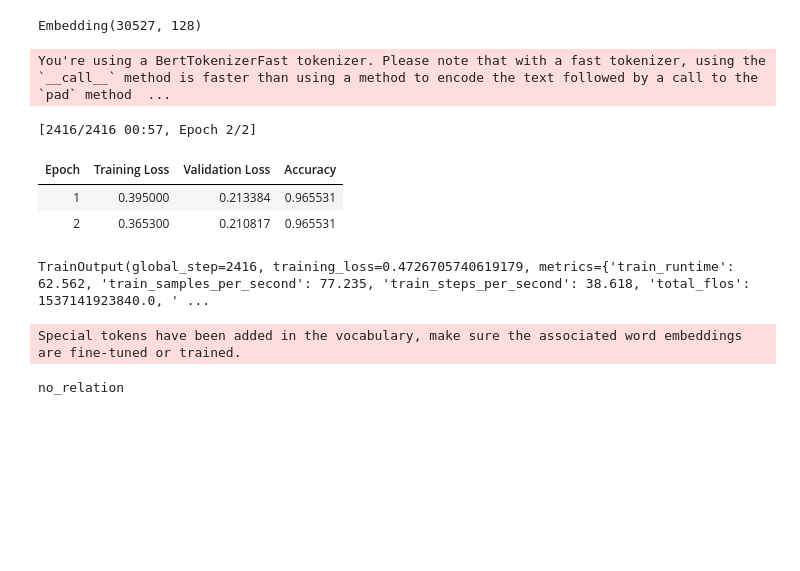
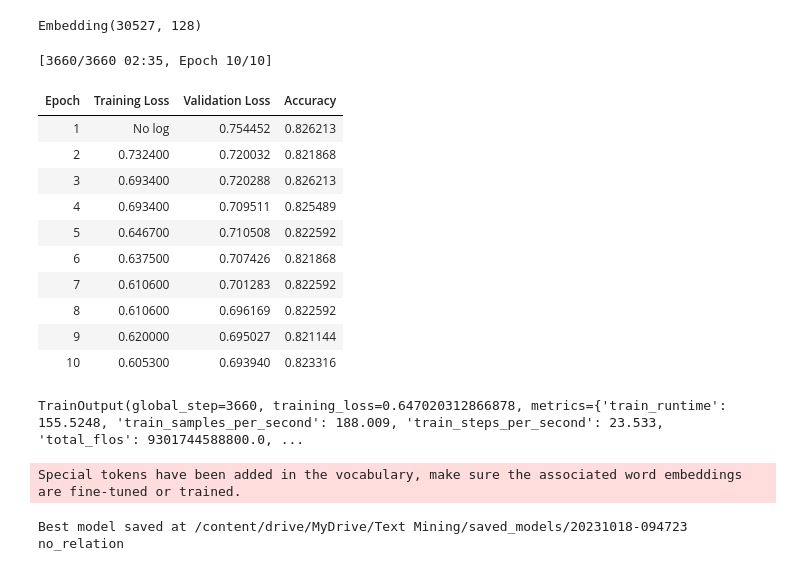
Before and after one commit to IvanDePivan/2AMM30-groep-2, a Jupyter notebook: Model_RE.ipynb, the cells around one changed output. Cells and saved outputs as stored; diff of their text form; code cells hidden in the pictures; blank space fills up the shorter version.

```diff
--- a/Model_RE.ipynb
+++ b/Model_RE.ipynb
@@ -301,6 +352,7 @@ batch_size = 2  # You can adjust this as needed
 
 # Create custom datasets
 train_dataset = CustomDataset(X_train, y_train, tokenizer, max_seq_length)
+val_dataset = CustomDataset(X_val, y_val, tokenizer, max_seq_length)
 test_dataset = CustomDataset(X_test, y_test, tokenizer, max_seq_length)
 
 # # Create data loaders
@@ -336,49 +388,74 @@ Embedding(30527, 128)
 # %%
 training_args = TrainingArguments(
     output_dir="my_awesome_model",
     learning_rate=2e-5,
-    per_device_train_batch_size=2,
-    per_device_eval_batch_size=2,
-    num_train_epochs=2,
+    per_device_train_batch_size=8,
+    per_device_eval_batch_size=8,
+    num_train_epochs=10,
     weight_decay=0.01,
     evaluation_strategy="epoch",
     save_strategy="epoch",
     load_best_model_at_end=True,
     push_to_hub=False,
 )
 
 trainer = Trainer(
     model=model,
     args=training_args,
     train_dataset=train_dataset,
-    eval_dataset=test_dataset,
+    eval_dataset=val_dataset,
     tokenizer=tokenizer,
     data_collator=data_collator,
     compute_metrics=compute_metrics,
 )
 
 trainer.train()
 # %% [output]
-You're using a BertTokenizerFast tokenizer. Please note that with a fast tokenizer, using the `__call__` method is faster than using a method to encode the text followed by a call to the `pad` method  ...
+[3660/3660 02:35, Epoch 10/10]
+| Epoch | Training Loss | Validation Loss | Accuracy |
+| 1 | No log | 0.754452 | 0.826213 |
+| 2 | 0.732400 | 0.720032 | 0.821868 |
+| 3 | 0.693400 | 0.720288 | 0.826213 |
+| 4 | 0.693400 | 0.709511 | 0.825489 |
+| 5 | 0.646700 | 0.710508 | 0.822592 |
+| 6 | 0.637500 | 0.707426 | 0.821868 |
+| 7 | 0.610600 | 0.701283 | 0.822592 |
+| 8 | 0.610600 | 0.696169 | 0.822592 |
+| 9 | 0.620000 | 0.695027 | 0.821144 |
+| 10 | 0.605300 | 0.693940 | 0.823316 |
-[2416/2416 00:57, Epoch 2/2]
+TrainOutput(global_step=3660, training_loss=0.647020312866878, metrics={'train_runtime': 155.5248, 'train_samples_per_second': 188.009, 'train_steps_per_second': 23.533, 'total_flos': 9301744588800.0, ...
-| Epoch | Training Loss | Validation Loss | Accuracy |
-| 1 | 0.395000 | 0.213384 | 0.965531 |
-| 2 | 0.365300 | 0.210817 | 0.965531 |
-TrainOutput(global_step=2416, training_loss=0.4726705740619179, metrics={'train_runtime': 62.562, 'train_samples_per_second': 77.235, 'train_steps_per_second': 38.618, 'total_flos': 1537141923840.0, ' ...
 # %%
+from transformers import AutoConfig
+import datetime
+
+device = torch.device("cuda" if torch.cuda.is_available() else "cpu")
+timestamp = datetime.datetime.now().strftime("%Y%m%d-%H%M%S")
+
+# Define filepath to save best model
+if email == 'tamaraexterkate93@gmail.com':
+  filepath = f"/content/drive/MyDrive/TUe/TM/saved_models/{timestamp}"
+elif email == 'n.v.diermen@student.tue.nl':
+  filepath = f"/content/drive/MyDrive/Text Mining/saved_models/{timestamp}"
+
 text = "[WINR] Barack Hussein Obama [WINR] II (born August 4, 1961) is an [NTLY] American [NTLY] politician who served as the 44th president of the United States from 2009 to 2017"
 
-tokenizer = AutoTokenizer.from_pretrained("my_awesome_model/checkpoint-1208")
-inputs = tokenizer(text, return_tensors="pt")
+best_model_path = trainer.state.best_model_checkpoint
+best_tokenizer = AutoTokenizer.from_pretrained(best_model_path)
+best_config = AutoConfig.from_pretrained(best_model_path)
+best_model = AutoModelForSequenceClassification.from_pretrained(best_model_path, config=best_config).to(device)
+best_model.save_pretrained(filepath)
+print(f'Best model saved at {filepath}')
 
-model = AutoModelForSequenceClassification.from_pretrained("my_awesome_model/checkpoint-1208")
+inputs = best_tokenizer(text, return_tensors="pt").to(device)
+
 with torch.no_grad():
-    logits = model(**inputs).logits
+    logits = best_model(**inputs).logits
 
 predicted_class_id = logits.argmax().item()
 print(model.config.id2label[predicted_class_id])
 # %% [output]
 Special tokens have been added in the vocabulary, make sure the associated word embeddings are fine-tuned or trained.
+Best model saved at /content/drive/MyDrive/Text Mining/saved_models/20231018-094723
 no_relation
 # %%
 # TODO: model just predicts 'no relation', put binary classifier in front
```
Also changed, not shown: parts of 12 cells of this notebook.
